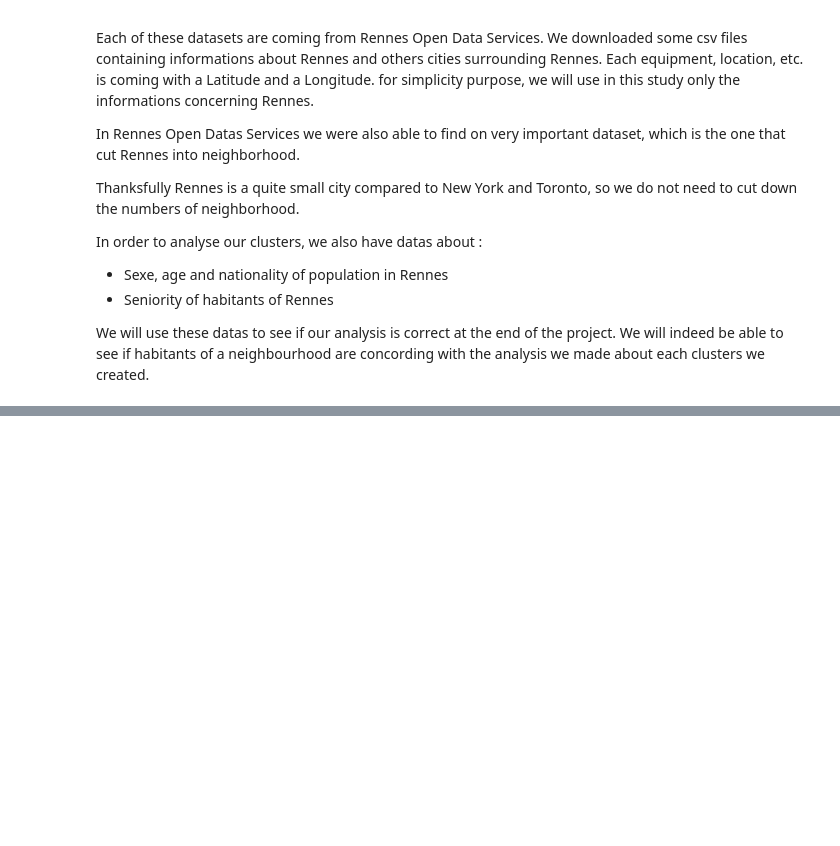
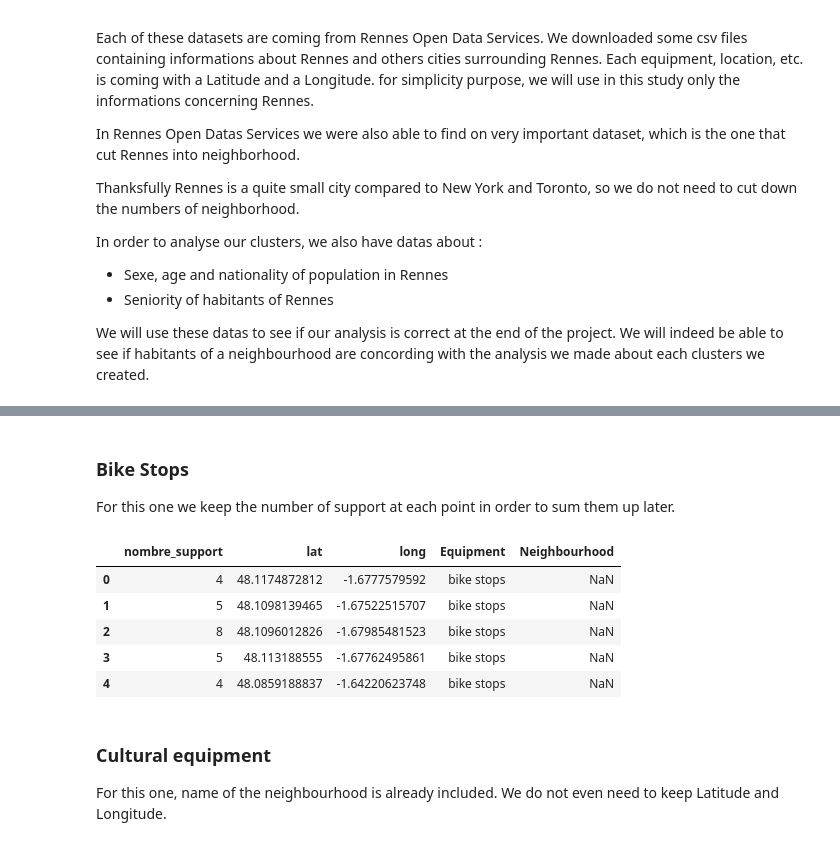
Before and after one commit to olivedu35/Coursera, a Jupyter notebook: Final Capstone Project.ipynb, the cells around one changed output, grey strips where cells are left out. Saved outputs shown, nothing was run; the diff lists cells and outputs as text; code cells hidden in the pictures; blank space fills up the shorter version.

```diff
--- a/Final Capstone Project.ipynb
+++ b/Final Capstone Project.ipynb
@@ -54,0 +202,27 @@ We will indeed be able to see if habitants of a neighbourhood are concording wit
+# %% [markdown]
+### Bike Stops
+
+For this one we keep the number of support at each point in order to sum them up later.
+# %%
+body = client_2551b64066e74033992250268342bdad.get_object(Bucket='courseraproject-donotdelete-pr-pstz2scfjmnlsh',Key='supports-velos.csv')['Body']
+# add missing __iter__ method, so pandas accepts body as file-like object
+if not hasattr(body, "__iter__"): body.__iter__ = types.MethodType( __iter__, body )
+
+bike_stops = pd.read_csv(body,delimiter=';')
+bike_stops = bike_stops.loc[bike_stops['nom_commune'] == 'Rennes']
+bike_stops['lat'], bike_stops['long'] = bike_stops['Geo Point'].str.split(',').str
+bike_stops = bike_stops[['nombre_support', 'lat', 'long']]
+bike_stops['Equipment'] = 'bike stops'
+bike_stops['Neighbourhood'] = np.nan
+bike_stops.head()
+# %% [output]
+|  | nombre_support | lat | long | Equipment | Neighbourhood |
+| 0 | 4 | 48.1174872812 | -1.6777579592 | bike stops | NaN |
+| 1 | 5 | 48.1098139465 | -1.67522515707 | bike stops | NaN |
+| 2 | 8 | 48.1096012826 | -1.67985481523 | bike stops | NaN |
+| 3 | 5 | 48.113188555 | -1.67762495861 | bike stops | NaN |
+| 4 | 4 | 48.0859188837 | -1.64220623748 | bike stops | NaN |
+# %% [markdown]
+### Cultural equipment
+
+For this one, name of the neighbourhood is already included. We do not even need to keep Latitude and Longitude.
```
Also changed, not shown: parts of 30 cells of this notebook.
